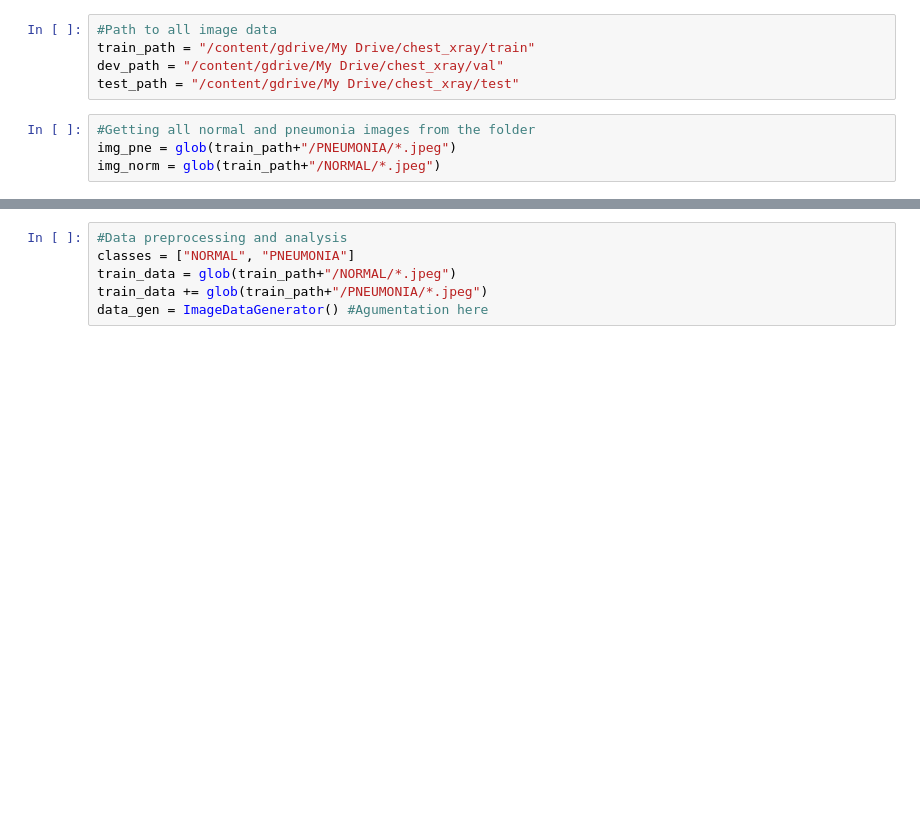
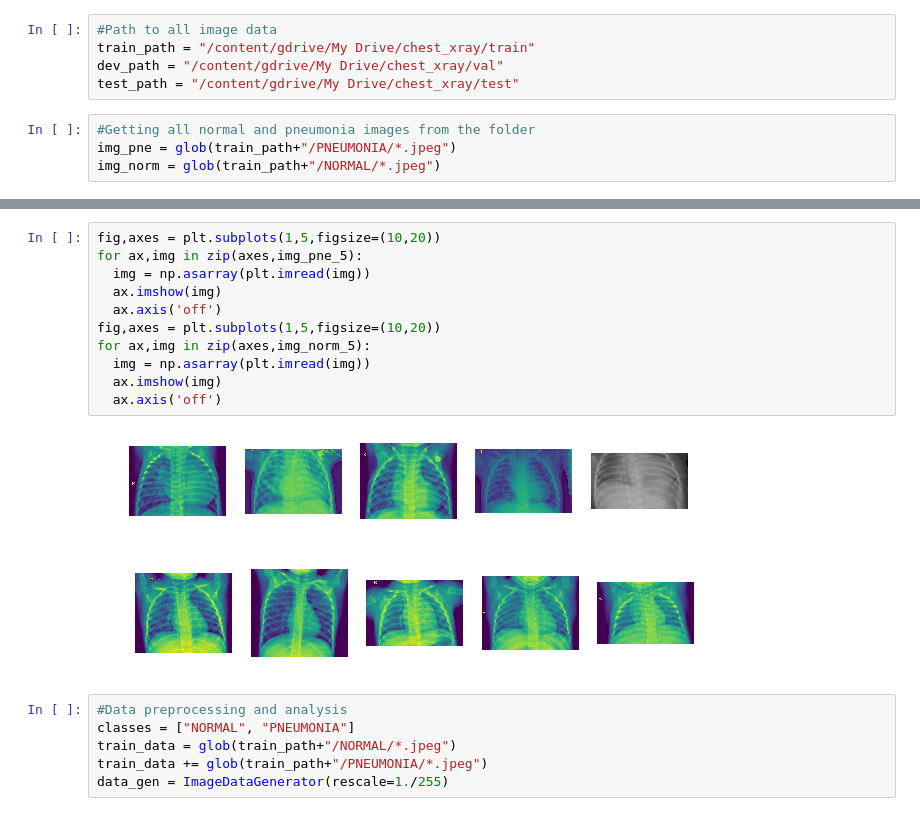
Before and after one commit to kylelee417/AI_Data_Science_Portfolio, a Jupyter notebook: chest_pneumonia.ipynb, the cells around one changed output, grey strips where cells are left out. Saved outputs shown, nothing was run; the diff lists cells and outputs as text; blank space fills up the shorter version.

```diff
--- a/chest_pneumonia.ipynb
+++ b/chest_pneumonia.ipynb
@@ -77,7 +87,21 @@ img_norm.shape
+# %%
+fig,axes = plt.subplots(1,5,figsize=(10,20))
+for ax,img in zip(axes,img_pne_5):
+  img = np.asarray(plt.imread(img))
+  ax.imshow(img)
+  ax.axis('off')
+fig,axes = plt.subplots(1,5,figsize=(10,20))
+for ax,img in zip(axes,img_norm_5):
+  img = np.asarray(plt.imread(img))
+  ax.imshow(img)
+  ax.axis('off')
+# %% [output]
+[figure, added]
+[figure, added]
 # %%
 #Data preprocessing and analysis
 classes = ["NORMAL", "PNEUMONIA"]
 train_data = glob(train_path+"/NORMAL/*.jpeg")
 train_data += glob(train_path+"/PNEUMONIA/*.jpeg")
-data_gen = ImageDataGenerator() #Agumentation here
+data_gen = ImageDataGenerator(rescale=1./255)
 # %%
```
Also changed, not shown: parts of 28 cells of this notebook.
